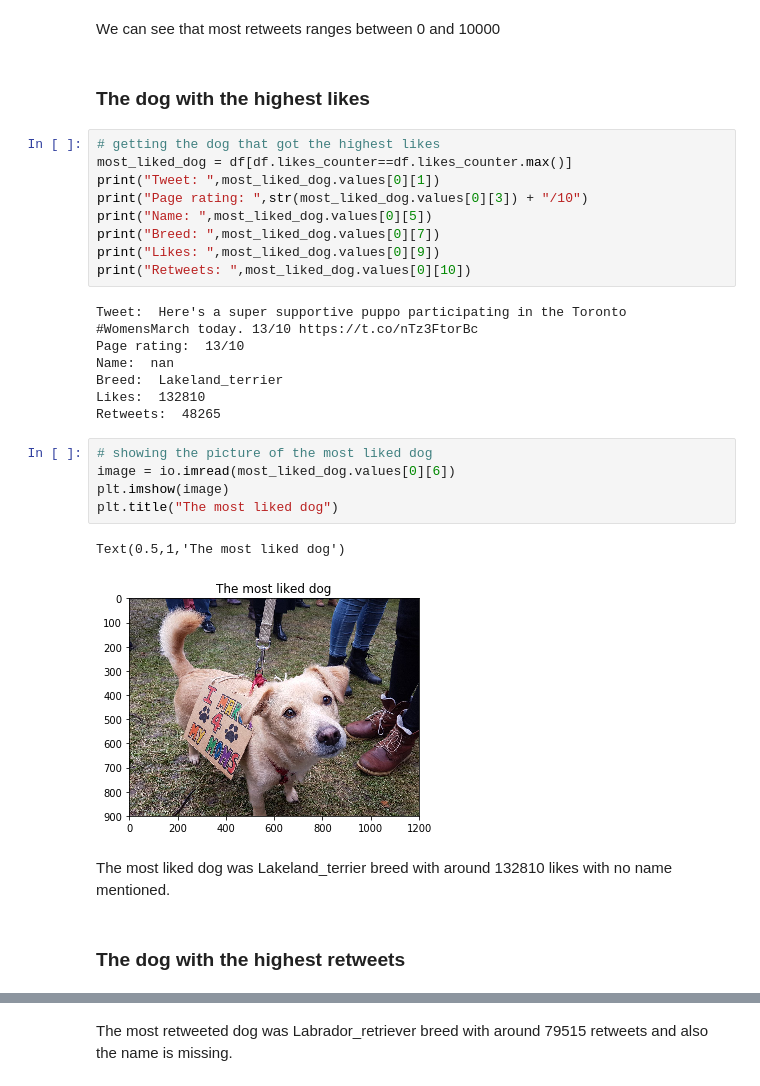
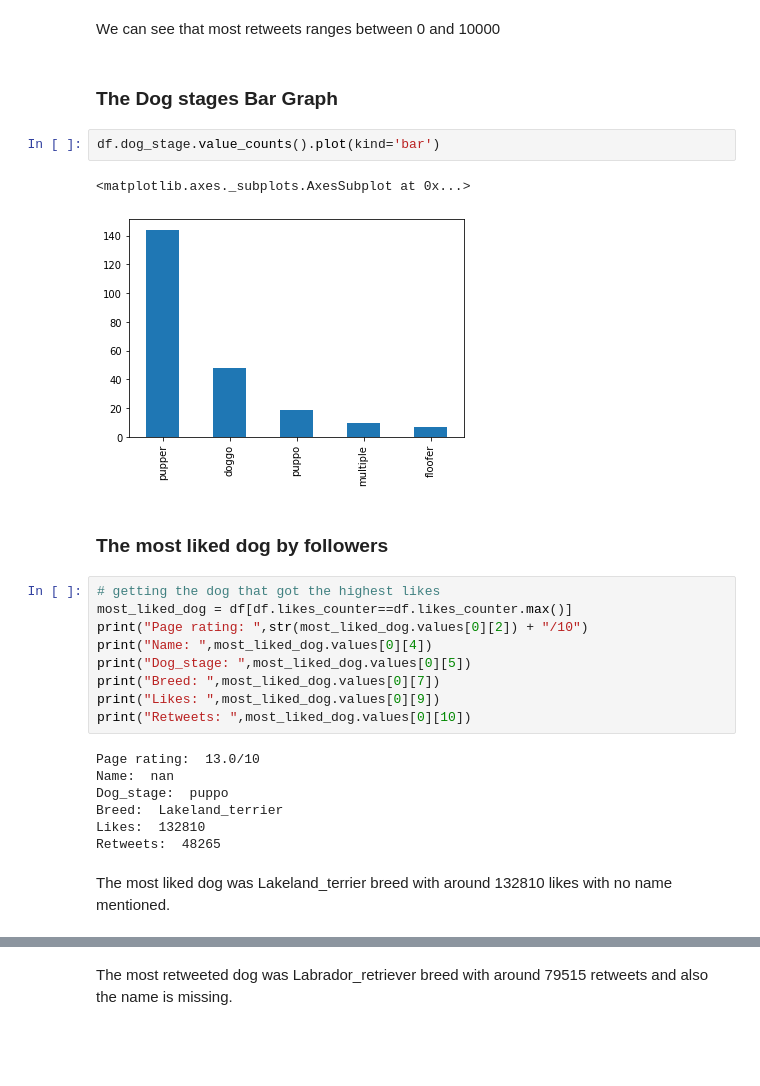
Before and after one commit to rimoun-g/Data_Wrangling_project-Python, a Jupyter notebook: act_report.ipynb, the cells around one changed output, grey strips where cells are left out. Cells and saved outputs as stored; diff of their text form; blank space fills up the shorter version.

```diff
--- a/act_report.ipynb
+++ b/act_report.ipynb
@@ -40,32 +39,29 @@ df.retweet_counter.plot(kind="hist")
 # %% [markdown]
 We can see that most retweets ranges between 0 and 10000
-# %% [markdown]
-### The dog with the highest likes
+# %% [markdown]
+### The Dog stages Bar Graph
+# %%
+df.dog_stage.value_counts().plot(kind='bar')
+# %% [output]
+<matplotlib.axes._subplots.AxesSubplot at 0x...>
+[figure, added]
+# %% [markdown]
+### The most liked dog by followers
 # %%
 # getting the dog that got the highest likes
 most_liked_dog = df[df.likes_counter==df.likes_counter.max()]
-print("Tweet: ",most_liked_dog.values[0][1])
-print("Page rating: ",str(most_liked_dog.values[0][3]) + "/10")
-print("Name: ",most_liked_dog.values[0][5])
+print("Page rating: ",str(most_liked_dog.values[0][2]) + "/10")
+print("Name: ",most_liked_dog.values[0][4])
+print("Dog_stage: ",most_liked_dog.values[0][5])
 print("Breed: ",most_liked_dog.values[0][7])
 print("Likes: ",most_liked_dog.values[0][9])
 print("Retweets: ",most_liked_dog.values[0][10])
 # %% [output]
-Tweet:  Here's a super supportive puppo participating in the Toronto  #WomensMarch today. 13/10 https://t.co/nTz3FtorBc
-Page rating:  13/10
+Page rating:  13.0/10
 Name:  nan
+Dog_stage:  puppo
 Breed:  Lakeland_terrier
 Likes:  132810
 Retweets:  48265
-# %%
-# showing the picture of the most liked dog
-image = io.imread(most_liked_dog.values[0][6])
-plt.imshow(image)
-plt.title("The most liked dog")
-# %% [output]
-Text(0.5,1,'The most liked dog')
-[figure, removed]
 # %% [markdown]
 The most liked dog was Lakeland_terrier breed with around 132810 likes with no name mentioned.
-# %% [markdown]
-### The dog with the highest retweets
```
Also changed, not shown: parts of 20 cells of this notebook, 3 other files.
